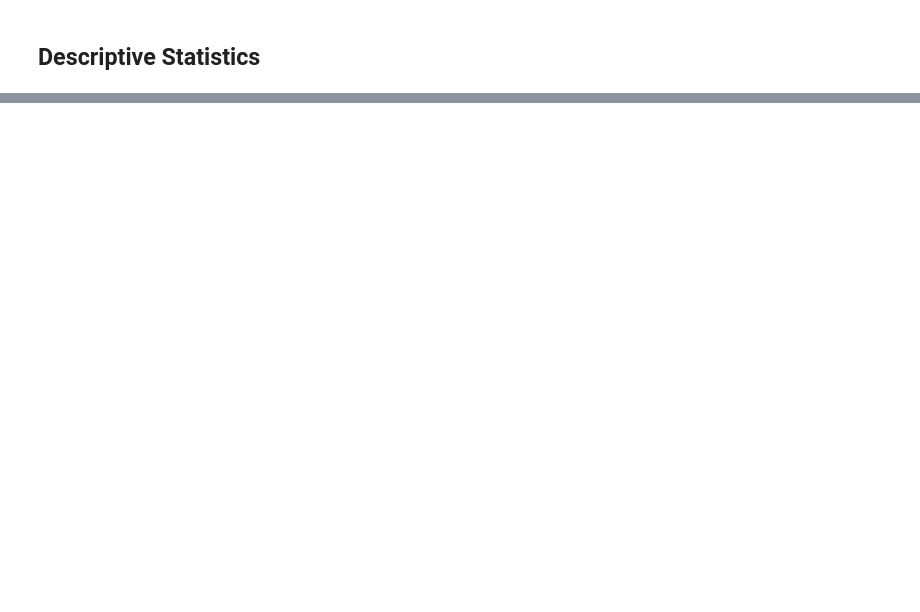
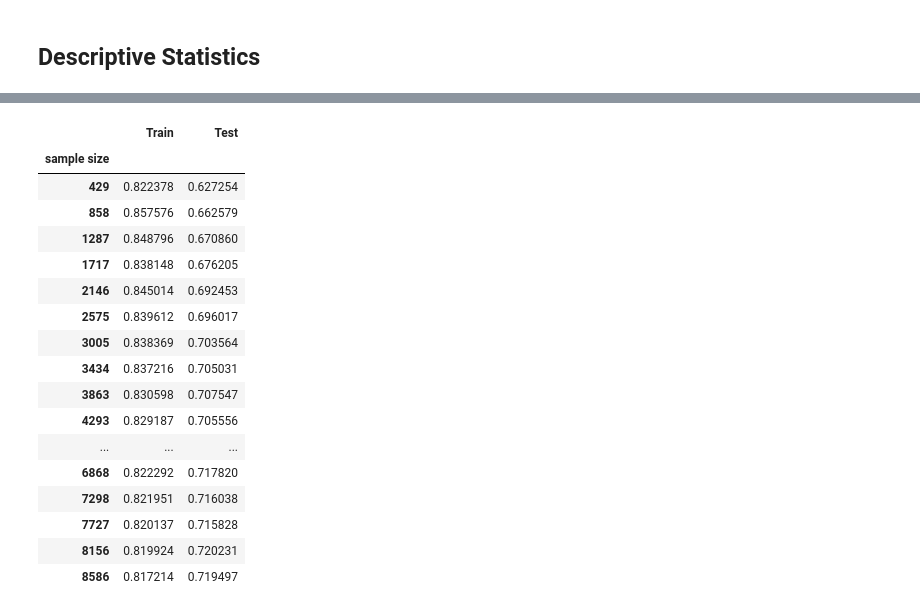
Before and after one commit to pgb206/ISDS2022_group7, a Jupyter notebook: project_copy/project.ipynb, the cells around one changed output, grey strips where cells are left out. Drawn from its saved outputs; the diff is of its cells as text; code cells hidden in the pictures; blank space fills up the shorter version.

```diff
--- a/project_copy/project.ipynb
+++ b/project_copy/project.ipynb
@@ -494,0 +617,24 @@ plt.rcParams['figure.figsize'] = 10, 4 # set default size of plots
+# %%
+acc_df = pd.DataFrame({'Train':train_scores.mean(axis=1),
+                     'Test':test_scores.mean(axis=1)})\
+        .set_index(pd.Index(train_sizes,name='sample size'))
+acc_df
+# %% [output]
+|  | Train | Test |
+| sample size |  |  |
+| 429 | 0.822378 | 0.627254 |
+| 858 | 0.857576 | 0.662579 |
+| 1287 | 0.848796 | 0.670860 |
+| 1717 | 0.838148 | 0.676205 |
+| 2146 | 0.845014 | 0.692453 |
+| 2575 | 0.839612 | 0.696017 |
+| 3005 | 0.838369 | 0.703564 |
+| 3434 | 0.837216 | 0.705031 |
+| 3863 | 0.830598 | 0.707547 |
+| 4293 | 0.829187 | 0.705556 |
+| ... | ... | ... |
+| 6868 | 0.822292 | 0.717820 |
+| 7298 | 0.821951 | 0.716038 |
+| 7727 | 0.820137 | 0.715828 |
+| 8156 | 0.819924 | 0.720231 |
+| 8586 | 0.817214 | 0.719497 |
```
Also changed, not shown: parts of 15 cells of this notebook.
